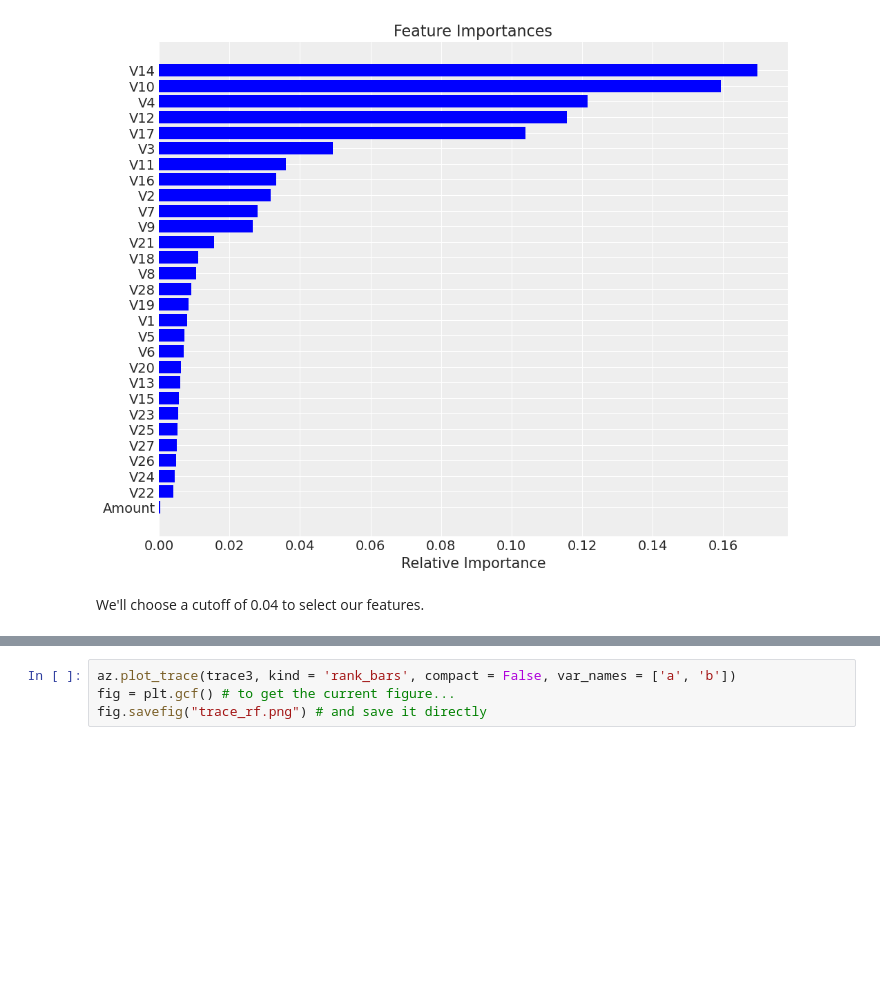
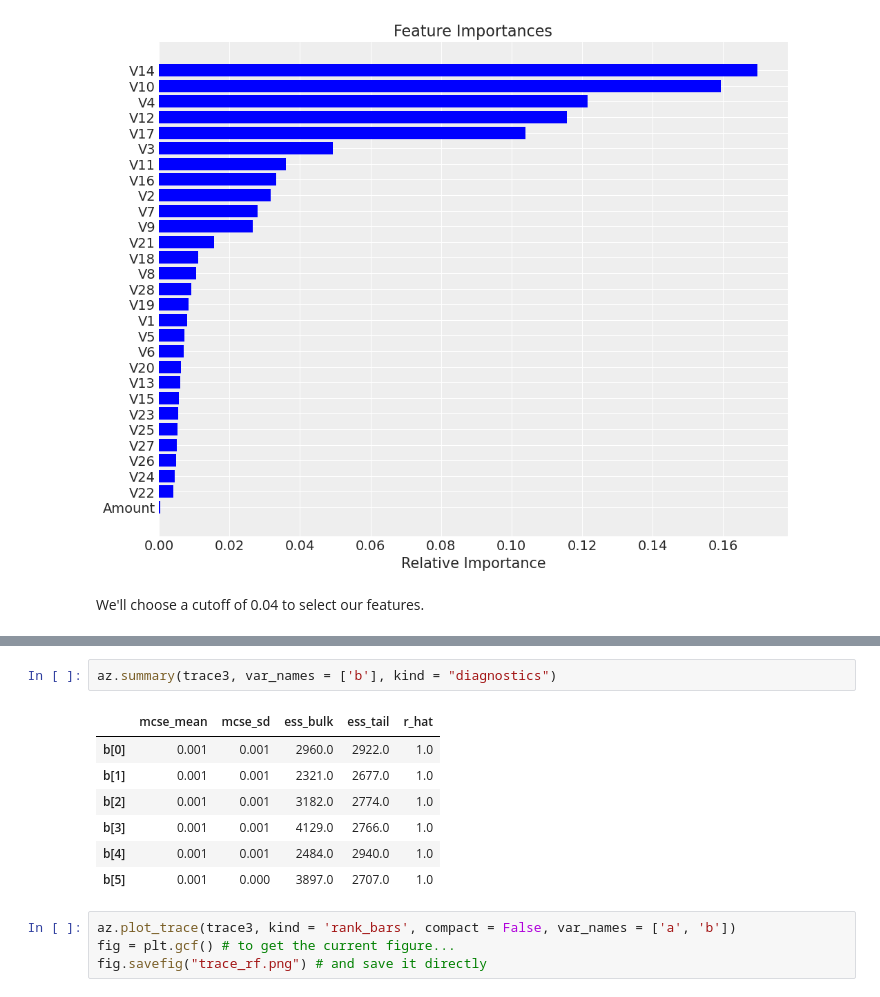
Before and after one commit to achapkim/ds6040_final_credit_card, a Jupyter notebook: model.ipynb, the cells around one changed output, grey strips where cells are left out. Saved outputs shown, nothing was run; the diff lists cells and outputs as text; blank space fills up the shorter version.

```diff
--- a/model.ipynb
+++ b/model.ipynb
@@ -290,3 +321,13 @@ Log Likelihood time =  0:00:08.090851
+# %%
+az.summary(trace3, var_names = ['b'], kind = "diagnostics")
+# %% [output]
+|  | mcse_mean | mcse_sd | ess_bulk | ess_tail | r_hat |
+| b[0] | 0.001 | 0.001 | 2960.0 | 2922.0 | 1.0 |
+| b[1] | 0.001 | 0.001 | 2321.0 | 2677.0 | 1.0 |
+| b[2] | 0.001 | 0.001 | 3182.0 | 2774.0 | 1.0 |
+| b[3] | 0.001 | 0.001 | 4129.0 | 2766.0 | 1.0 |
+| b[4] | 0.001 | 0.001 | 2484.0 | 2940.0 | 1.0 |
+| b[5] | 0.001 | 0.000 | 3897.0 | 2707.0 | 1.0 |
 # %%
 az.plot_trace(trace3, kind = 'rank_bars', compact = False, var_names = ['a', 'b'])
 fig = plt.gcf() # to get the current figure...
```
Also changed, not shown: parts of 10 cells of this notebook.
